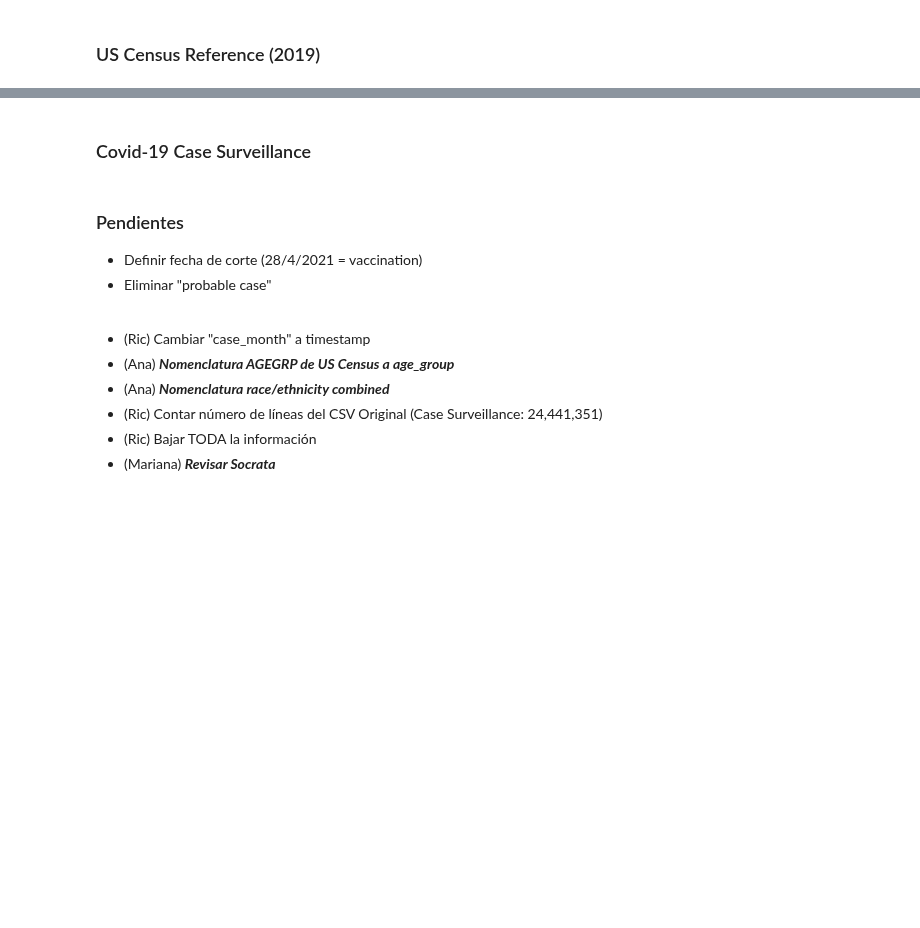
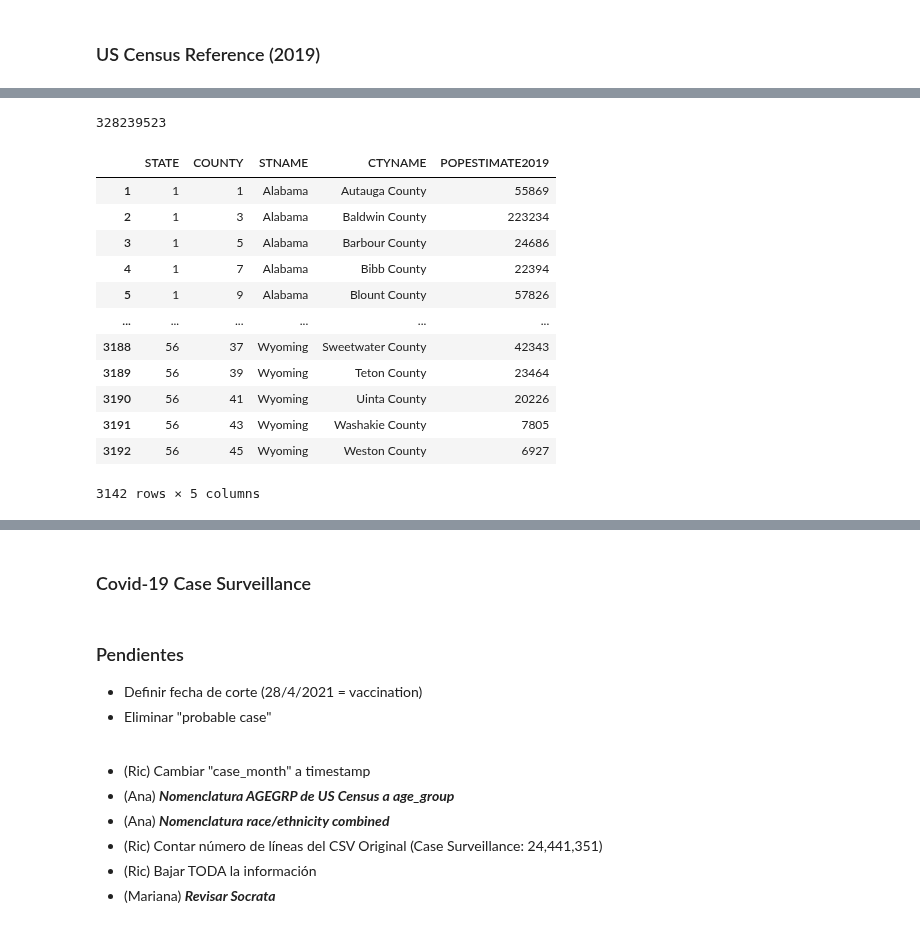
Before and after one commit to mgeffroy/P1-US-COVID-19-Vaccination-Campaign, a Jupyter notebook: P1_Data_Architecture.ipynb, the cells around one changed output, grey strips where cells are left out. Drawn from its saved outputs; the diff is of its cells as text; code cells hidden in the pictures; blank space fills up the shorter version.

Commit message:
Update Data_Architecture

```diff
--- a/P1_Data_Architecture.ipynb
+++ b/P1_Data_Architecture.ipynb
@@ -74,5 +110,5 @@ len(vaccination_df)
 # %% [markdown]
 ### US Census Reference (2019)
 # %%
-census_df = pd.read_csv("data/US_Census2019.csv")
+census_df = pd.read_csv('data/US_Census2019_totals.csv')#, encoding='latin-1')
 census_df.head()
@@ -81,3 +123,3 @@ census_df.iloc[1:5,15:23].head()
 # %%
-county_pop_df = census_df[["STATE", "COUNTY","STNAME","CTYNAME", "POPESTIMATE2019"]]
-# str(census_df['STATE']) + str(census_df['COUNTY'])
+census_2019 = census_df[['STATE', 'COUNTY', 'STNAME', 'CTYNAME', 'POPESTIMATE2019']]
+census_2019.head()
@@ -83,0 +133,23 @@ county_pop_df = census_df[["STATE", "COUNTY","STNAME","CTYNAME", "POPESTIMATE201
+# %%
+state_2019 = census_2019.loc[census_2019['COUNTY']==0]
+state_2019.reset_index(inplace=True, drop=True)
+state_2019['POPESTIMATE2019'].sum()
+# %% [output]
+328239523
+# %%
+county_2019 = census_2019.drop(census_2019.index[census_2019["COUNTY"]==0])
+county_2019
+# %% [output]
+|  | STATE | COUNTY | STNAME | CTYNAME | POPESTIMATE2019 |
+| 1 | 1 | 1 | Alabama | Autauga County | 55869 |
+| 2 | 1 | 3 | Alabama | Baldwin County | 223234 |
+| 3 | 1 | 5 | Alabama | Barbour County | 24686 |
+| 4 | 1 | 7 | Alabama | Bibb County | 22394 |
+| 5 | 1 | 9 | Alabama | Blount County | 57826 |
+| ... | ... | ... | ... | ... | ... |
+| 3188 | 56 | 37 | Wyoming | Sweetwater County | 42343 |
+| 3189 | 56 | 39 | Wyoming | Teton County | 23464 |
+| 3190 | 56 | 41 | Wyoming | Uinta County | 20226 |
+| 3191 | 56 | 43 | Wyoming | Washakie County | 7805 |
+| 3192 | 56 | 45 | Wyoming | Weston County | 6927 |
+3142 rows × 5 columns
```
Also changed, not shown: parts of 24 cells of this notebook, 1 other file.
